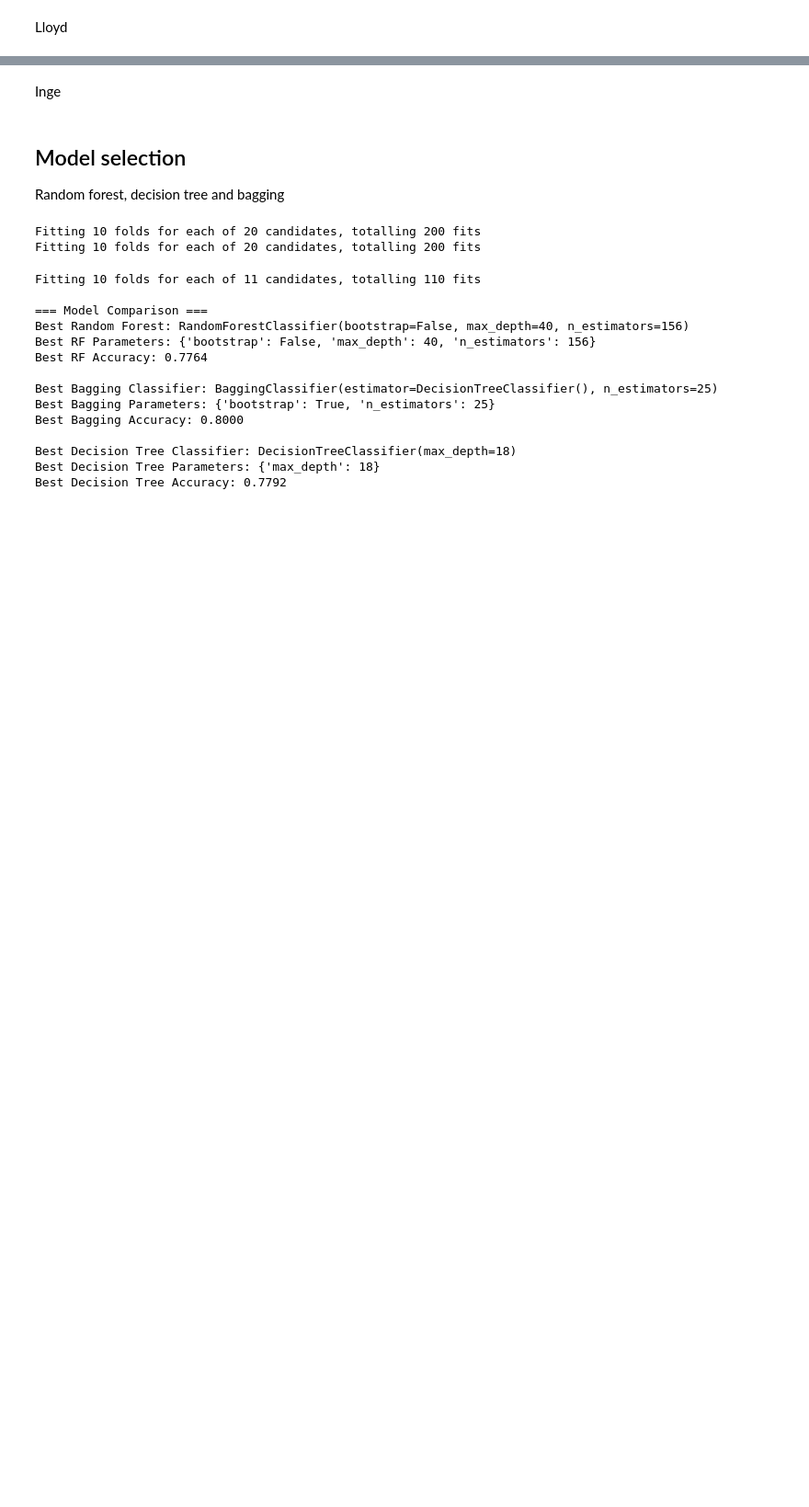
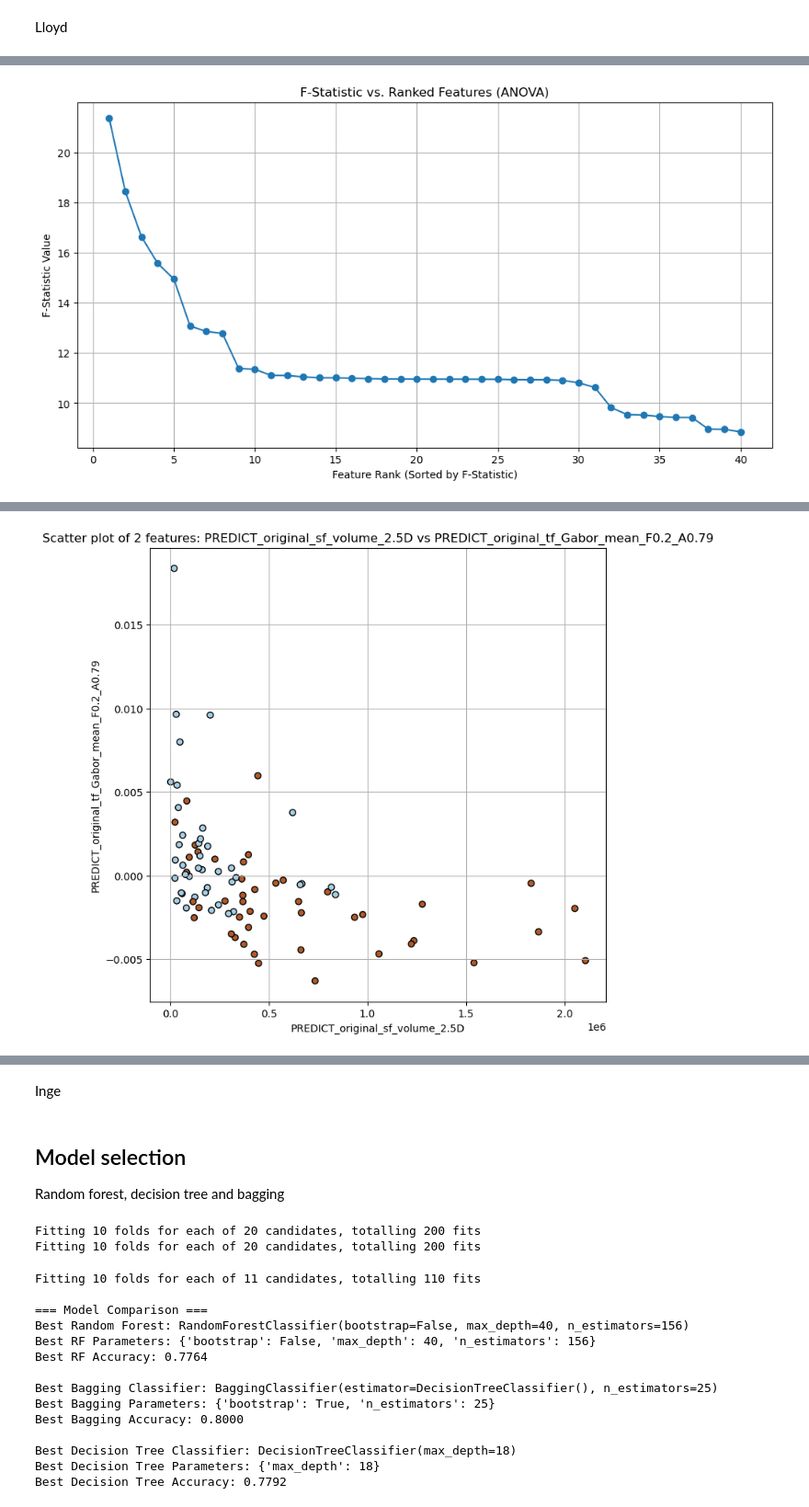
Before and after one commit to zvanraak/TM10007-machine-learning-2025-group-5, a Jupyter notebook: assignment.ipynb, the cells around one changed output, grey strips where cells are left out. Shown at 92% size. Saved outputs shown, nothing was run; the diff lists cells and outputs as text; code cells hidden in the pictures; blank space fills up the shorter version.

Commit message:
integrated scaling and ANOVA

```diff
--- a/assignment.ipynb
+++ b/assignment.ipynb
@@ -128,0 +275,78 @@ Lloyd
+# %%
+from sklearn.feature_selection import SelectKBest, f_classif, mutual_info_classif
+import matplotlib.pyplot as plt
+from sklearn.preprocessing import LabelEncoder
+import pandas as pd
+import numpy as np
+
+# Zet de labels om naar numerieke waarden
+le = LabelEncoder()
+y_train_numeric = le.fit_transform(y_train)
+legend_labels = le.classes_  # Toont de mapping van labels naar nummers
+
+# ANOVA F-test (lineaire relaties)
+selector_anova = SelectKBest(f_classif, k=40)
+X_filtered_anova = selector_anova.fit_transform(X_scaled_robust_train, y_train)
+anova_features = X_scaled_robust_train.columns[selector_anova.get_support()]
+# print(anova_features)
+f_values, p_values = selector_anova.scores_, selector_anova.pvalues_
+
+# Create a DataFrame to display features with their corresponding F-statistics and p-values
+anova_results = pd.DataFrame({'Feature': X_scaled_robust_train.columns,'F-Statistic': f_values, 'p-value': p_values})
+
+# Sort by F-statistic (highest to lowest) to find the most statistically significant features
+anova_results_sorted_by_F = anova_results.sort_values(by='F-Statistic', ascending=False)
+anova_results_sorted_by_F = anova_results_sorted_by_F[anova_results_sorted_by_F['Feature'].isin(anova_features)]
+print(anova_results_sorted_by_F)
+
+# Plot de F-statistic per feature
+plt.figure(figsize=(12, 6))
+plt.plot(np.arange(1, len(anova_results_sorted_by_F) + 1), anova_results_sorted_by_F['F-Statistic'], marker='o')
+plt.xlabel("Feature Rank (Sorted by F-Statistic)")
+plt.ylabel("F-Statistic Value")
+plt.title("F-Statistic vs. Ranked Features (ANOVA)")
+plt.grid(True)
+plt.show()
+
+# Mutual Information (niet-lineaire relaties)
+selector_mi = SelectKBest(mutual_info_classif, k=100)
+X_filtered_mi = selector_mi.fit_transform(X_scaled_robust_train, y_train)
+mi_features = X_scaled_robust_train.columns[selector_mi.get_support()]
+
+# Gemeenschappelijke features
+common_features = list(set(anova_features).intersection(set(mi_features)))
+
+# Unieke features voor ANOVA en MI
+unique_anova = list(set(anova_features) - set(mi_features))
+unique_mi = list(set(mi_features) - set(anova_features))
+
+# Print de resultaten
+print("Selected features using ANOVA:", anova_features)
+print("Selected features using Mutual Information:", mi_features)
+print("Common features (selected by both ANOVA and MI):", common_features)
+print("Unique features to ANOVA:", unique_anova)
+print("Unique features to MI:", unique_mi)
+print(len(common_features))
+
+# fig = plt.figure(figsize=(24,8))
+# ax = fig.add_subplot(131)
+# ax.set_title("First two features of ANOVA test", fontsize='small')
+# scatter = ax.scatter(X_filtered_anova[:, 0], X_filtered_anova[:, 2], marker='o', c=y_train_numeric,
+#             s=25, edgecolor='k', cmap=plt.cm.Paired)
+
+# # Haal de juiste legenda-elementen op
+# handles, _ = scatter.legend_elements()
+# legend1 = ax.legend(handles, legend_labels, title="classes")
+# ax.add_artist(legend1)
+# plt.show()
+
+example_features = anova_results_sorted_by_F.iloc[0:2]['Feature'].values
+fig = plt.figure(figsize=(8,8))
+plt.scatter(X_train[example_features[0]], X_train[example_features[1]], c=y_train_numeric, cmap=plt.cm.Paired, edgecolor='k')
+plt.xlabel(example_features[0])
+plt.ylabel(example_features[1])
+plt.title(f"Scatter plot of 2 features: {example_features[0]} vs {example_features[1]}")
+plt.grid(True)
+
+plt.show()
+# %% [output]
@@ -128,0 +372 @@ Lloyd
+[figure, added]
@@ -128,0 +390 @@ Lloyd
+[figure, added]
```
Also changed, not shown: parts of 13 cells of this notebook.
